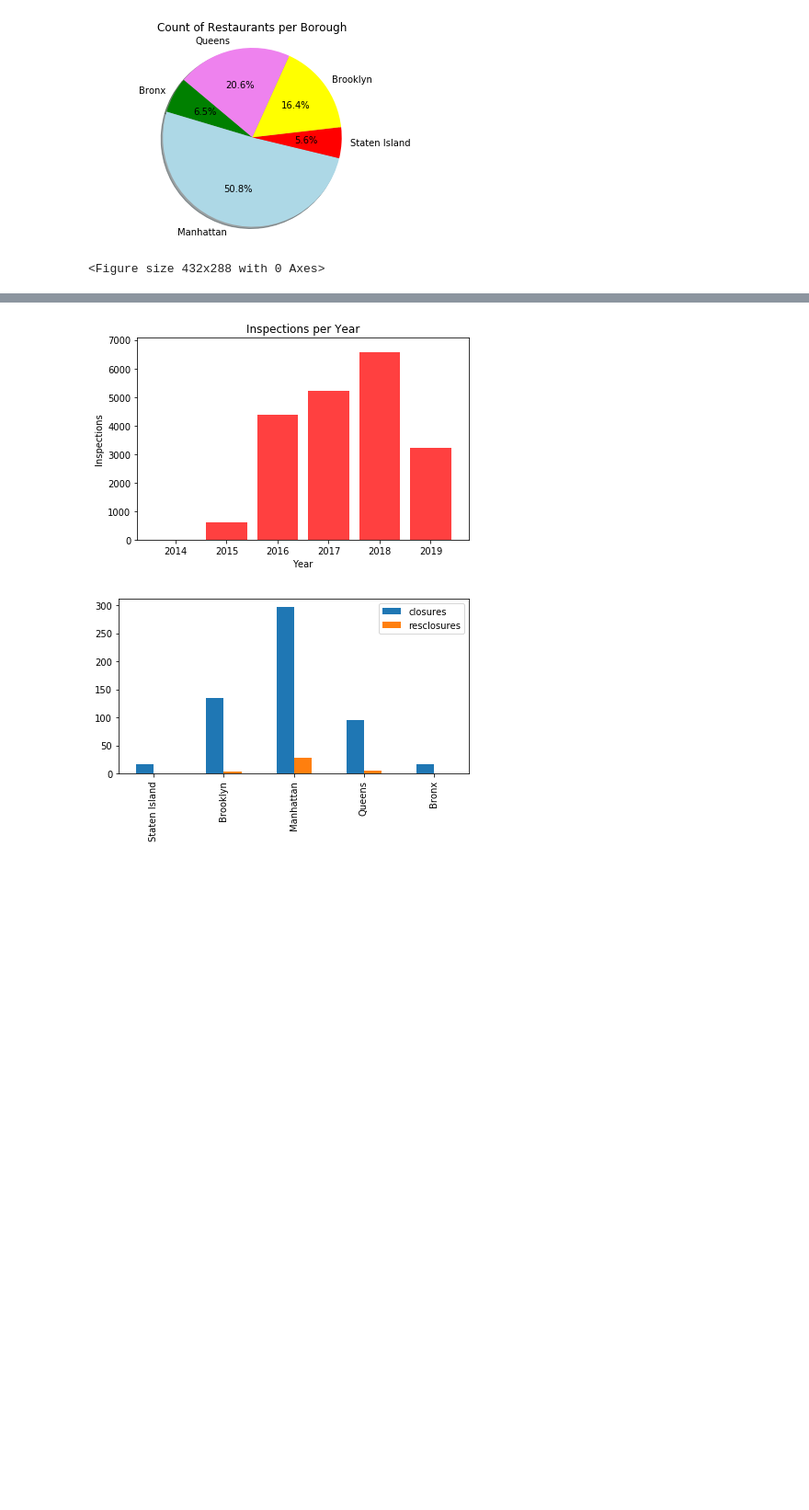
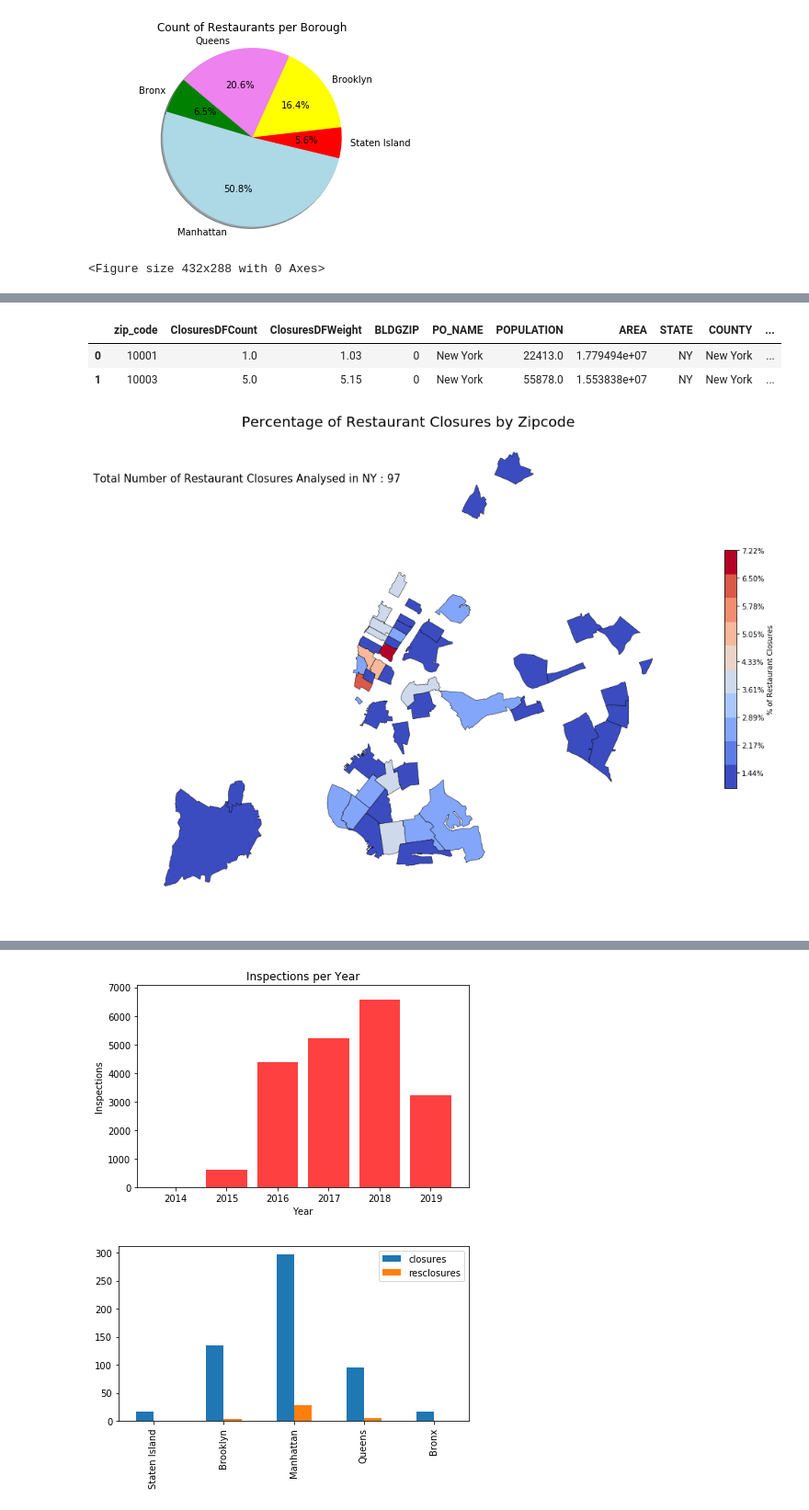
Before and after one commit to dewizdumb/Project-1, a Jupyter notebook: Raza.ipynb, the cells around one changed output, grey strips where cells are left out. Shown at 92% size. Saved outputs shown, nothing was run; the diff lists cells and outputs as text; code cells hidden in the pictures; blank space fills up the shorter version.

```diff
--- a/Raza.ipynb
+++ b/Raza.ipynb
@@ -209,3 +333,72 @@ plt.savefig('Outputs/Count_restaurants.png')
+# %%
+#Converting DF to GeoDataFrame
+ClosuresDFUpdated=GeoDataFrame(ClosuresDF)
+ClosuresDFUpdated = ClosuresDFUpdated.rename(columns = {"zipcode" : "zip_code"})
+
+#print(type(zip_codesData))
+#print(type(restaurantDensityUpdated))
+
+# Merge Closure Restaurants DF with GeoDataFrame zipcode file
+ClosuresDFUpdated['zip_code'] = ClosuresDFUpdated['zip_code'].astype(int)
+ClosuresDFUpdated = GeoDataFrame(ClosuresDFUpdated.merge(zip_codesData, how='right',
+                                                                       left_on='zip_code', right_on='zip_code'))
+ClosuresDFUpdated= ClosuresDFUpdated.dropna() #drop null values
+ClosuresDFUpdated.head(2)
+# %% [output]
+|  | zip_code | ClosuresDFCount | ClosuresDFWeight | BLDGZIP | PO_NAME | POPULATION | AREA | STATE | COUNTY | ... |
+| 0 | 10001 | 1.0 | 1.03 | 0 | New York | 22413.0 | 1.779494e+07 | NY | New York | ... |
+| 1 | 10003 | 5.0 | 5.15 | 0 | New York | 55878.0 | 1.553838e+07 | NY | New York | ... |
+# %%
+numOfcolorGradation = 10
+chartSize = 15
+colorScheme = 'coolwarm'
+edgeColorValue = 'black'
+boundaryLineWidth = 0.5
+
+cmap = plt.cm.get_cmap(colorScheme, numOfcolorGradation)
+
+fig, ax = plt.subplots(figsize = (chartSize,chartSize))
+zz_Chart2 = ClosuresDFUpdated.plot(column='ClosuresDFWeight',
+                                 cmap=cmap,
+                                 alpha=1,
+                                 linewidth=boundaryLineWidth,
+                                 ax=ax,
+                                 edgecolor=edgeColorValue)
+
+vmin2 = ClosuresDFUpdated.ClosuresDFWeight.min()
+vmax2 = ClosuresDFUpdated.ClosuresDFWeight.max()
+
+# Create colorbar as a legend
+sm = plt.cm.ScalarMappable(cmap=cmap, norm=plt.Normalize(vmin=vmin2, vmax=vmax2))
+# empty array for the data range
+sm._A = []
+# add the colorbar to the figure
+
+ticksVal=np.linspace(start=0, stop=float(max(ClosuresDFUpdated['ClosuresDFWeight'].values)),
+                     num=numOfcolorGradation+1)
+
+cbar = fig.colorbar(sm,
+                    cmap=cmap,
+                    ax=ax,
+                    fraction=0.02,
+                    pad=0.08,
+                    label='% of Restaurant Closures',
+                    ticks=ticksVal,
+                    format=StrMethodFormatter('{x:,.2f}%'))
+
+
+plt.title('Percentage of Restaurant Closures by Zipcode', size=20)
+plt.axis('off')
+
+plt.text(0.2, 0.9,
+         s='Total Number of Restaurant Closures Analysed in NY : ' +
+         str(format(int(TotalClosures),',d')),
+         ha='center', va='center', transform=ax.transAxes, size=15)
+
+plt.savefig('Percentage_Restaurant_Closures_by_Zipcode.png')
+plt.show()
+# %% [output]
+[figure, added]
 # %%
 # Graph 6: Bargraph of closures and reclosures by borough
 # count closures, count reclosures, group by borough
```
Also changed, not shown: parts of 34 cells of this notebook, 19 other files.
